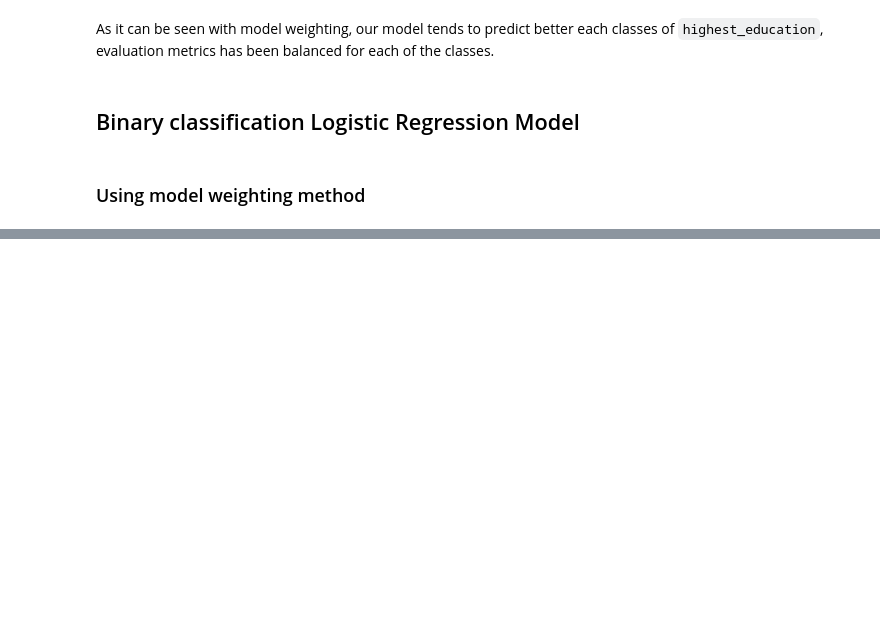
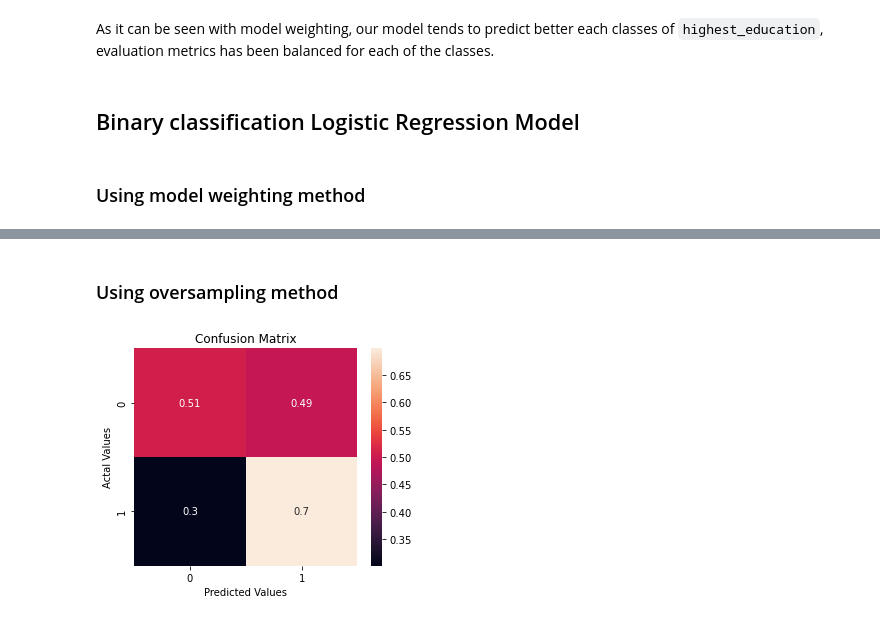
Before and after one commit to markoc1120/OKCupid_Project, a Jupyter notebook: date-a-scientist.ipynb, the cells around one changed output, grey strips where cells are left out. Saved outputs shown, nothing was run; the diff lists cells and outputs as text; code cells hidden in the pictures; blank space fills up the shorter version.

```diff
--- a/date-a-scientist.ipynb
+++ b/date-a-scientist.ipynb
@@ -456,0 +463,7 @@ plt.show()
+# %% [markdown]
+### Using oversampling method
+# %%
+(actual, prediction) = make_classification(labels, feature, .3, 1000, oversampling=True)
+make_cm(actual, prediction, 'true')
+# %% [output]
+[figure, added]
```
Also changed, not shown: parts of 20 cells of this notebook.
